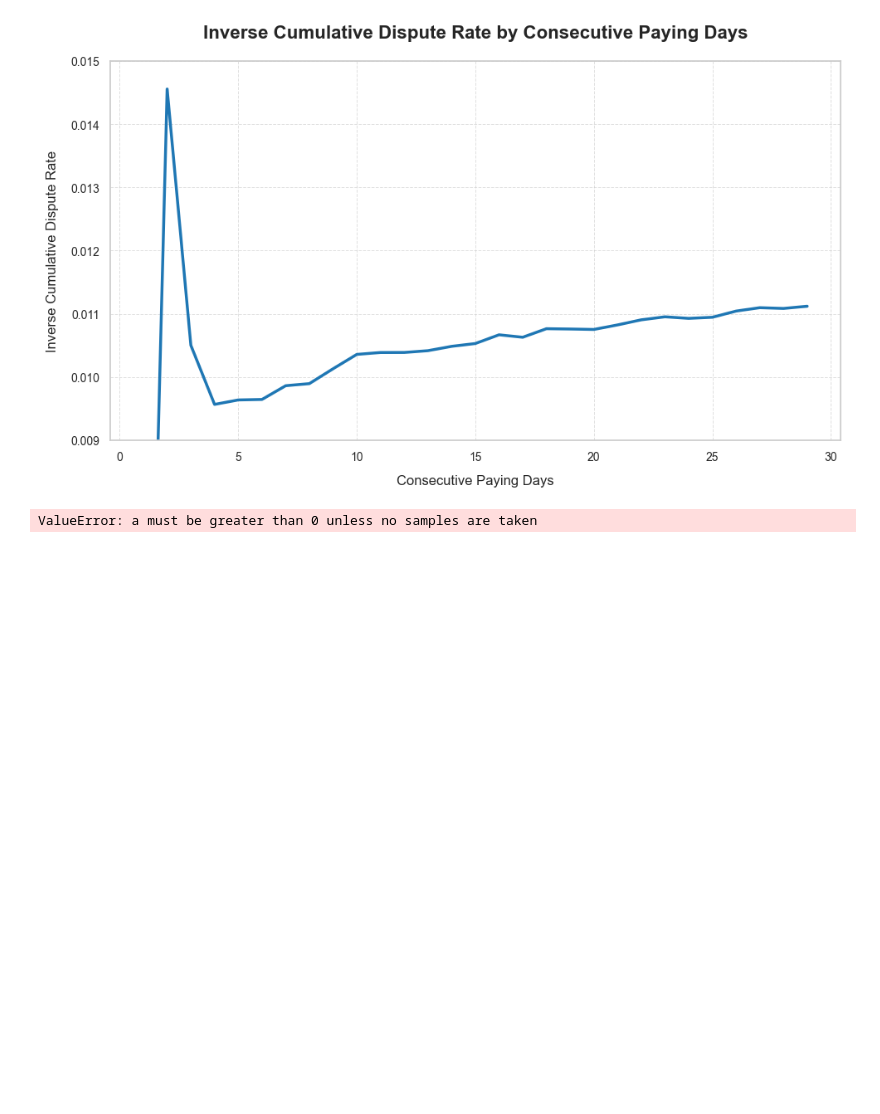
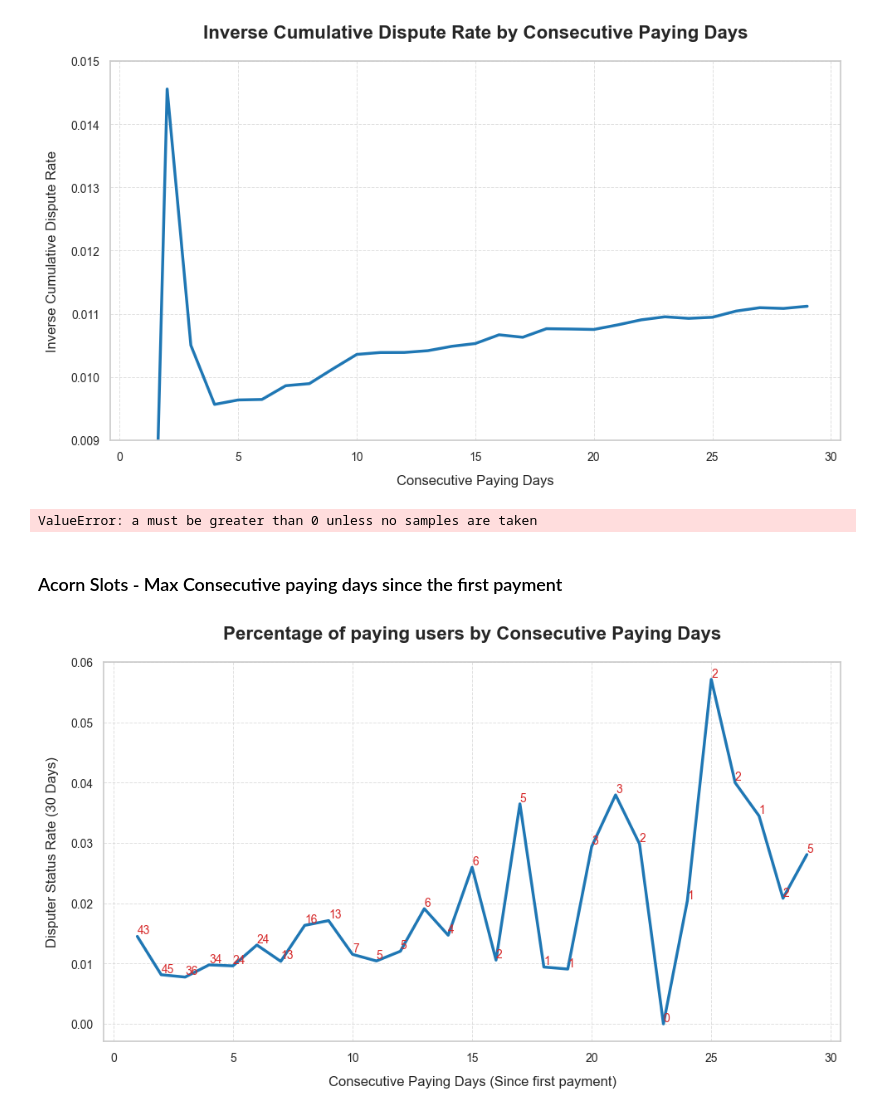
Before and after one commit to PereFuster/Colin-s-insight-rules, a Jupyter notebook: Analysis of payment retention.ipynb, the cells around one changed output. Drawn from its saved outputs; the diff is of its cells as text; code cells hidden in the pictures; blank space fills up the shorter version.

```diff
--- a/Analysis of payment retention.ipynb
+++ b/Analysis of payment retention.ipynb
@@ -782,3 +775,46 @@ df[['payment_history_time_clean', 'consecutive_days_paid_from_first', 'max_conti
 df[df['consecutive_days_paid_from_first'] > df['max_continuous_days'] + 1][['payment_history_time_clean', 'consecutive_days_paid_from_first', 'max_continuous_days', 'unique_dates_count']].sample(1).values[0]
 # %% [output]
 ValueError: a must be greater than 0 unless no samples are taken
+# %% [markdown]
+### Acorn Slots - Max Consecutive paying days since the first payment
+# %%
+# Step 1: Filter the data based on conditions
+df_filtered = df[df['consecutive_days_paid_from_first'] >= 1][df['payment_d28'] >= 100]
+
+# Step 2: Calculate the average and sum of 'new_disputer_30d' for each 'consecutive_days_paid_from_first'
+df_avg_sum = df_filtered.groupby('max_continuous_days', as_index=False).agg(
+    average_disputers=('new_disputer_30d', 'mean'),
+    sum_disputers=('new_disputer_30d', 'sum'),
+    user_count=('new_disputer_30d', 'size')  # Count the number of users in each group
+
+)
+
+# Step 3: Set up McKinsey-style plotting aesthetics
+plt.figure(figsize=(10, 6))
+sns.set(style="whitegrid", font_scale=1.2)  # Clean grid and slightly larger font for readability
+
+# Step 4: Create the line plot with average 'new_disputer_30d'
+sns.lineplot(data=df_avg_sum, x='max_continuous_days', y='average_disputers', color='#1f77b4', linewidth=2.5)
+
+# Step 5: Customize the plot for a McKinsey-style look
+plt.title('Percentage of paying users by Consecutive Paying Days', fontsize=16, weight='bold', pad=20)
+plt.xlabel('Consecutive Paying Days (Since first payment)', fontsize=12, labelpad=10)
+plt.ylabel('Disputer Status Rate (30 Days)', fontsize=12, labelpad=10)
+plt.xticks(fontsize=10)
+plt.yticks(fontsize=10)
+
+# Step 6: Add the sum of disputes as a secondary annotation on the plot
+for i in range(len(df_avg_sum)):
+    plt.text(df_avg_sum['max_continuous_days'].iloc[i],
+             df_avg_sum['average_disputers'].iloc[i],
+             f"{df_avg_sum['sum_disputers'].iloc[i]:.0f}",
+             color='#d62728', ha='left', va='bottom', fontsize=10)
+
+# Step 7: Final McKinsey-style touchups
+plt.grid(True, linestyle='--', linewidth=0.7, alpha=0.6)  # Light grid lines for a clean look
+plt.tight_layout()
+
+# Step 8: Display the plot
+plt.show()
+# %% [output]
+[figure, added]
```
Also changed, not shown: parts of 20 cells of this notebook, 3 other files.
